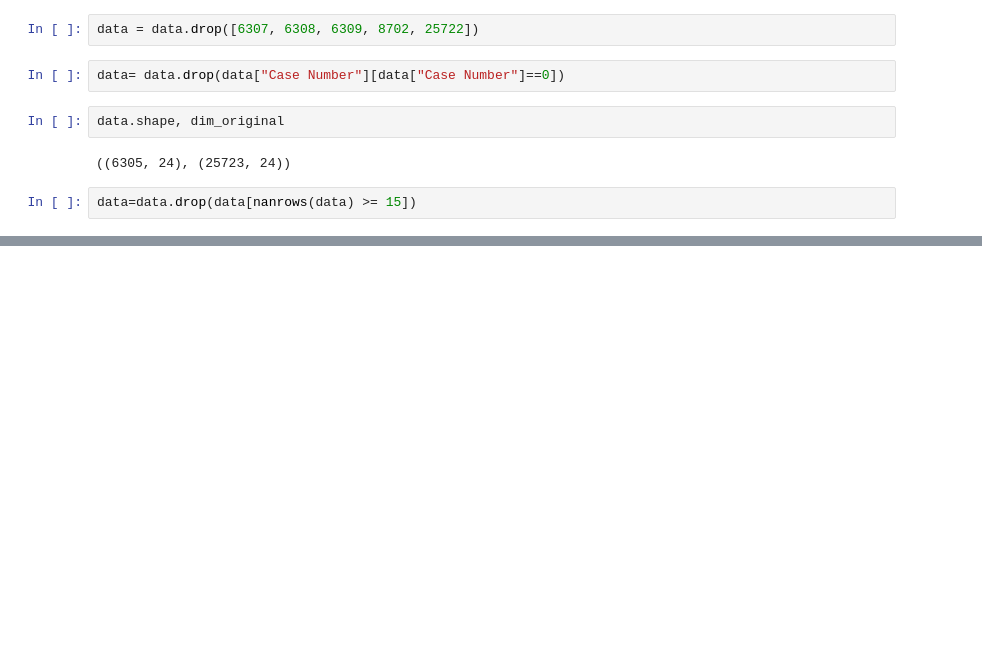
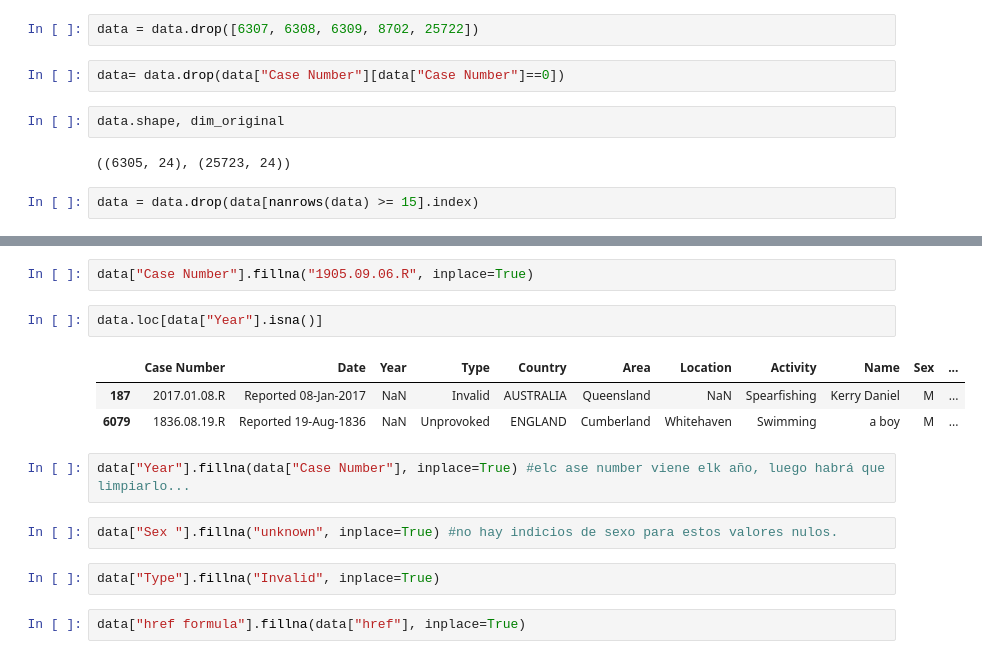
Before and after one commit to Anton-Utray/Sharknado, a Jupyter notebook: main.ipynb, the cells around one changed output, grey strips where cells are left out. Cells and saved outputs as stored; diff of their text form; blank space fills up the shorter version.

```diff
--- a/main.ipynb
+++ b/main.ipynb
@@ -156,4 +156,4 @@ data.shape, dim_original
 # %% [output]
 ((6305, 24), (25723, 24))
 # %%
-data=data.drop(data[nanrows(data) >= 15])
+data = data.drop(data[nanrows(data) >= 15].index)
@@ -161,0 +174,16 @@ KeyError: "['Case Number', 'Date', 'Year', 'Type', 'Country', 'Area', 'Location'
+# %%
+data["Case Number"].fillna("1905.09.06.R", inplace=True)
+# %%
+data.loc[data["Year"].isna()]
+# %% [output]
+|  | Case Number | Date | Year | Type | Country | Area | Location | Activity | Name | Sex | ... |
+| 187 | 2017.01.08.R | Reported 08-Jan-2017 | NaN | Invalid | AUSTRALIA | Queensland | NaN | Spearfishing | Kerry Daniel | M | ... |
+| 6079 | 1836.08.19.R | Reported 19-Aug-1836 | NaN | Unprovoked | ENGLAND | Cumberland | Whitehaven | Swimming | a boy | M | ... |
+# %%
+data["Year"].fillna(data["Case Number"], inplace=True) #elc ase number viene elk año, luego habrá que limpiarlo...
+# %%
+data["Sex "].fillna("unknown", inplace=True) #no hay indicios de sexo para estos valores nulos.
+# %%
+data["Type"].fillna("Invalid", inplace=True)
+# %%
+data["href formula"].fillna(data["href"], inplace=True)
```
Also changed, not shown: parts of 9 cells of this notebook.
